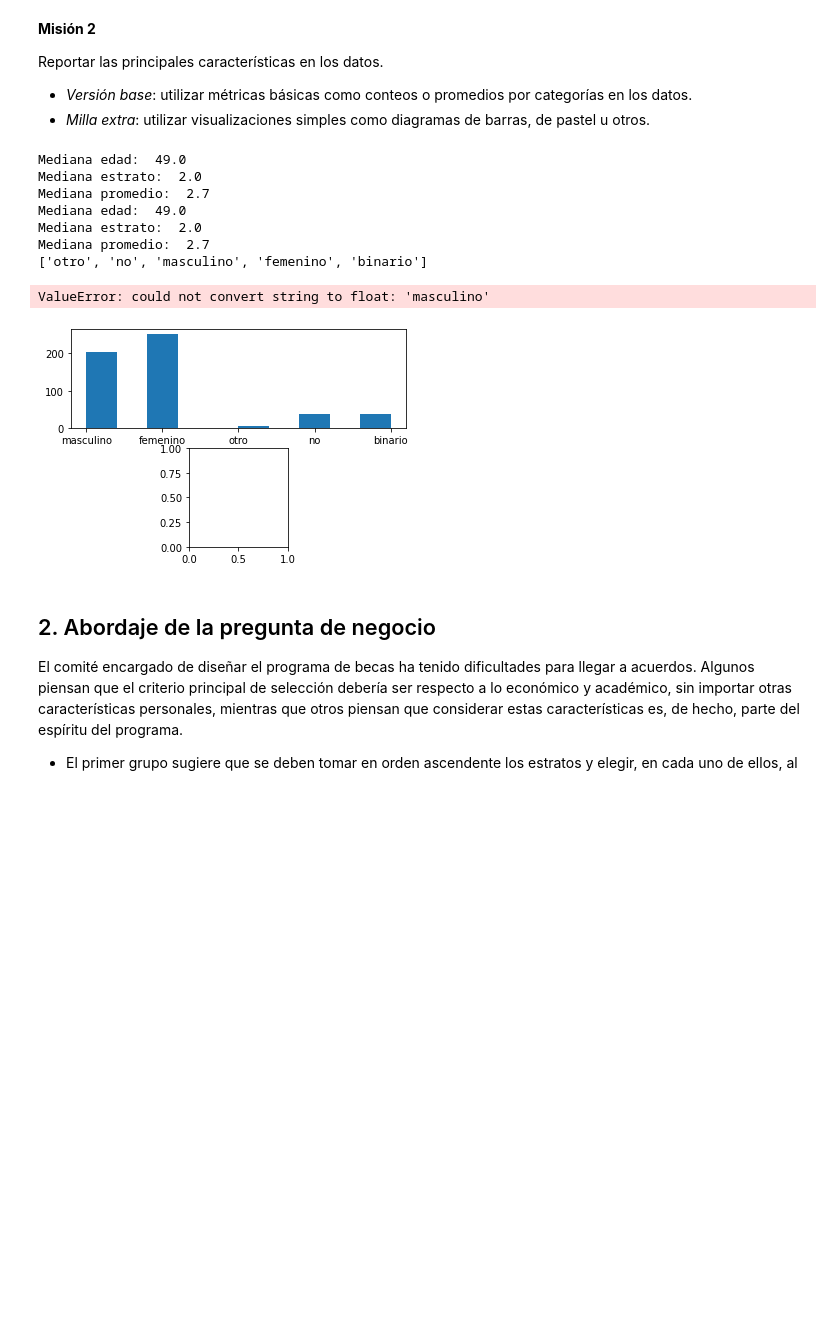
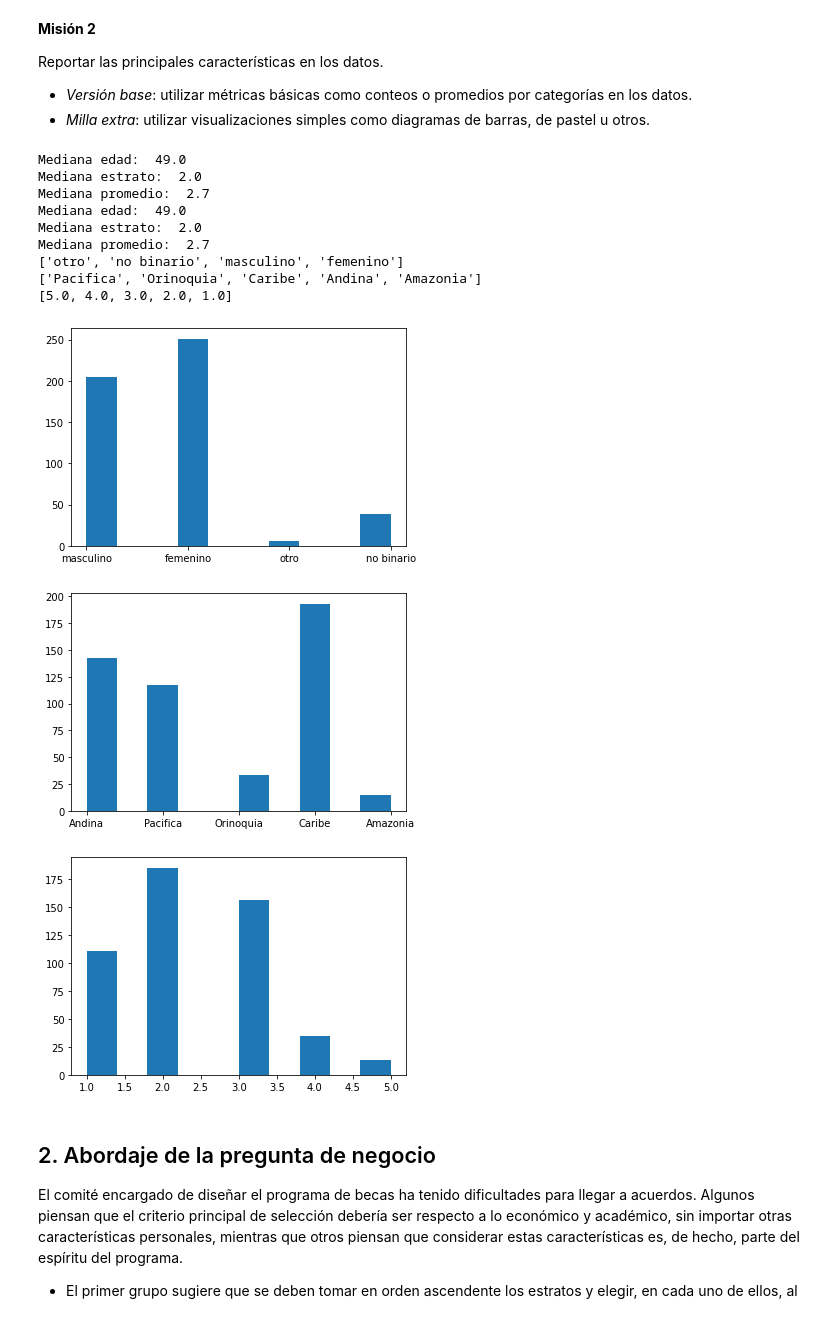
Before and after one commit to maflecha/MIIA_estudiante_12, a Jupyter notebook: Laboratorios/Lab_1_12.ipynb, the cells around one changed output. Saved outputs shown, nothing was run; the diff lists cells and outputs as text; code cells hidden in the pictures; blank space fills up the shorter version.

```diff
--- a/Laboratorios/Lab_1_12.ipynb
+++ b/Laboratorios/Lab_1_12.ipynb
@@ -129,51 +129,43 @@ print("Mediana promedio: ",median_promedio)
 '''
 función que visualiza las características de una población dada
 (nota que la variable 'poblacion' es local; podemos pasar cualquier población a la función)
 '''
 
 def unique (lista):
     unicos=[]
 
     for i in lista:
         if i not in unicos:
             unicos.append(i)
     unicos.sort(reverse=True)
     return unicos
 
 
 def graficar(poblacion):
 
-    #labels= unicos(poblacion)
-    fig, axs = plt.subplots(2)
+    fig, axs = plt.subplots()
 
-    axs[0].hist(poblacion)
-    #axs[0].gca().set(title='Histograma', ylabel='Frequency')
-
-
-
+    axs.hist(poblacion)
     labels=unique(poblacion)
     print(labels)
 
 
-    axs[1].pie(poblacion, labels=labels)
-
-
-
-
-
-
-
 graficar(datos["genero"])
+graficar(datos["region"])
+graficar(datos["estrato"])
 # %% [output]
 Mediana edad:  49.0
 Mediana estrato:  2.0
 Mediana promedio:  2.7
 Mediana edad:  49.0
 Mediana estrato:  2.0
 Mediana promedio:  2.7
-['otro', 'no', 'masculino', 'femenino', 'binario']
+['otro', 'no binario', 'masculino', 'femenino']
+['Pacifica', 'Orinoquia', 'Caribe', 'Andina', 'Amazonia']
+[5.0, 4.0, 3.0, 2.0, 1.0]
-ValueError: could not convert string to float: 'masculino'
-[figure, old version]
+[figure, new version]
+[figure, added]
+[figure, added]
 # %% [markdown]
 ## 2. Abordaje de la pregunta de negocio
 
```
Also changed, not shown: parts of 11 cells of this notebook.
